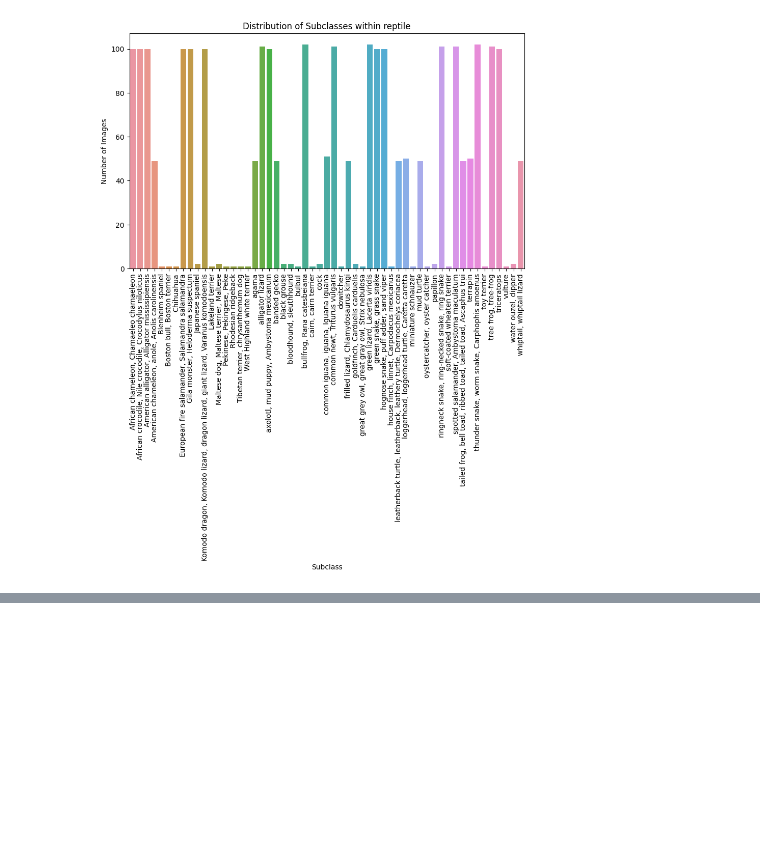
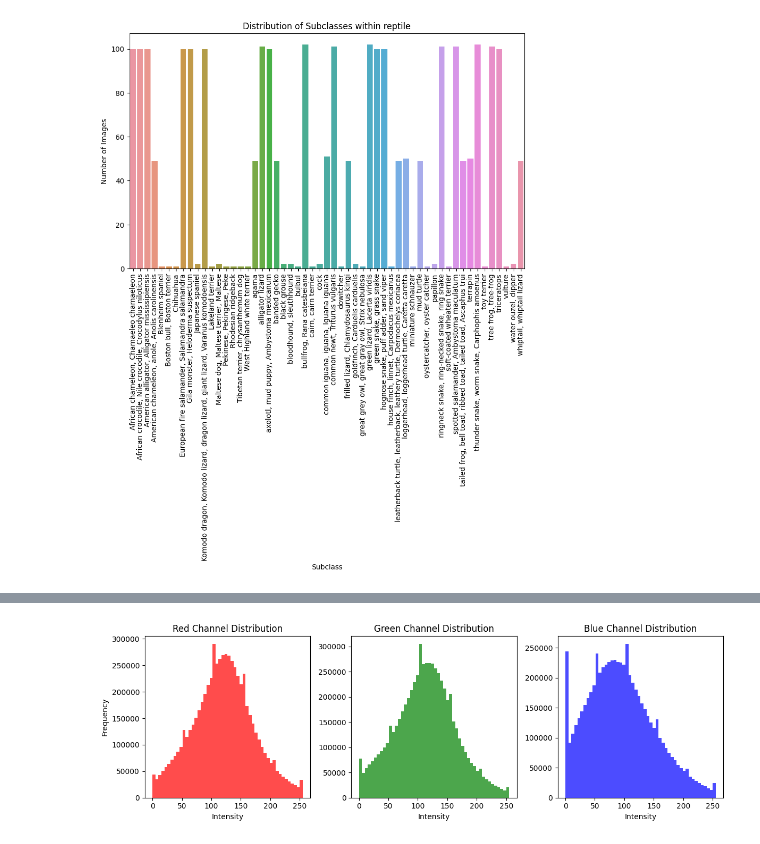
Before and after one commit to Wukkkinz-0725/animalImage_classification, a Jupyter notebook: Released_Data/EDA.ipynb, the cells around one changed output, grey strips where cells are left out. Saved outputs shown, nothing was run; the diff lists cells and outputs as text; code cells hidden in the pictures; blank space fills up the shorter version.

```diff
--- a/Released_Data/EDA.ipynb
+++ b/Released_Data/EDA.ipynb
@@ -95,0 +125,43 @@ for superclass in grouped_data['superclass_name'].unique():
+# %%
+# Overall Analysis
+
+# Load the CSV file containing image paths
+train_data = pd.read_csv('train_data.csv')
+
+# Initialize lists to store color values
+red_values = []
+green_values = []
+blue_values = []
+
+# Loop over a subset of images to calculate color distribution
+# for filename in train_data['image'].sample(100):  # Adjust the number as needed
+for filename in train_data['image']:  # Adjust the number as needed
+    with Image.open(f'train_shuffle/{filename}') as img:
+        colors = np.array(img)
+        red_values.extend(colors[:, :, 0].flatten())   # Extract red channel
+        green_values.extend(colors[:, :, 1].flatten()) # Extract green channel
+        blue_values.extend(colors[:, :, 2].flatten())  # Extract blue channel
+
+# Plotting the color intensity distribution for each channel
+plt.figure(figsize=(12, 4))
+
+plt.subplot(1, 3, 1)
+plt.hist(red_values, bins=50, color='red', alpha=0.7)
+plt.title('Red Channel Distribution')
+plt.xlabel('Intensity')
+plt.ylabel('Frequency')
+
+plt.subplot(1, 3, 2)
+plt.hist(green_values, bins=50, color='green', alpha=0.7)
+plt.title('Green Channel Distribution')
+plt.xlabel('Intensity')
+
+plt.subplot(1, 3, 3)
+plt.hist(blue_values, bins=50, color='blue', alpha=0.7)
+plt.title('Blue Channel Distribution')
+plt.xlabel('Intensity')
+
+plt.tight_layout()
+plt.show()
+# %% [output]
+[figure, added]
```
Also changed, not shown: parts of 10 cells of this notebook.
